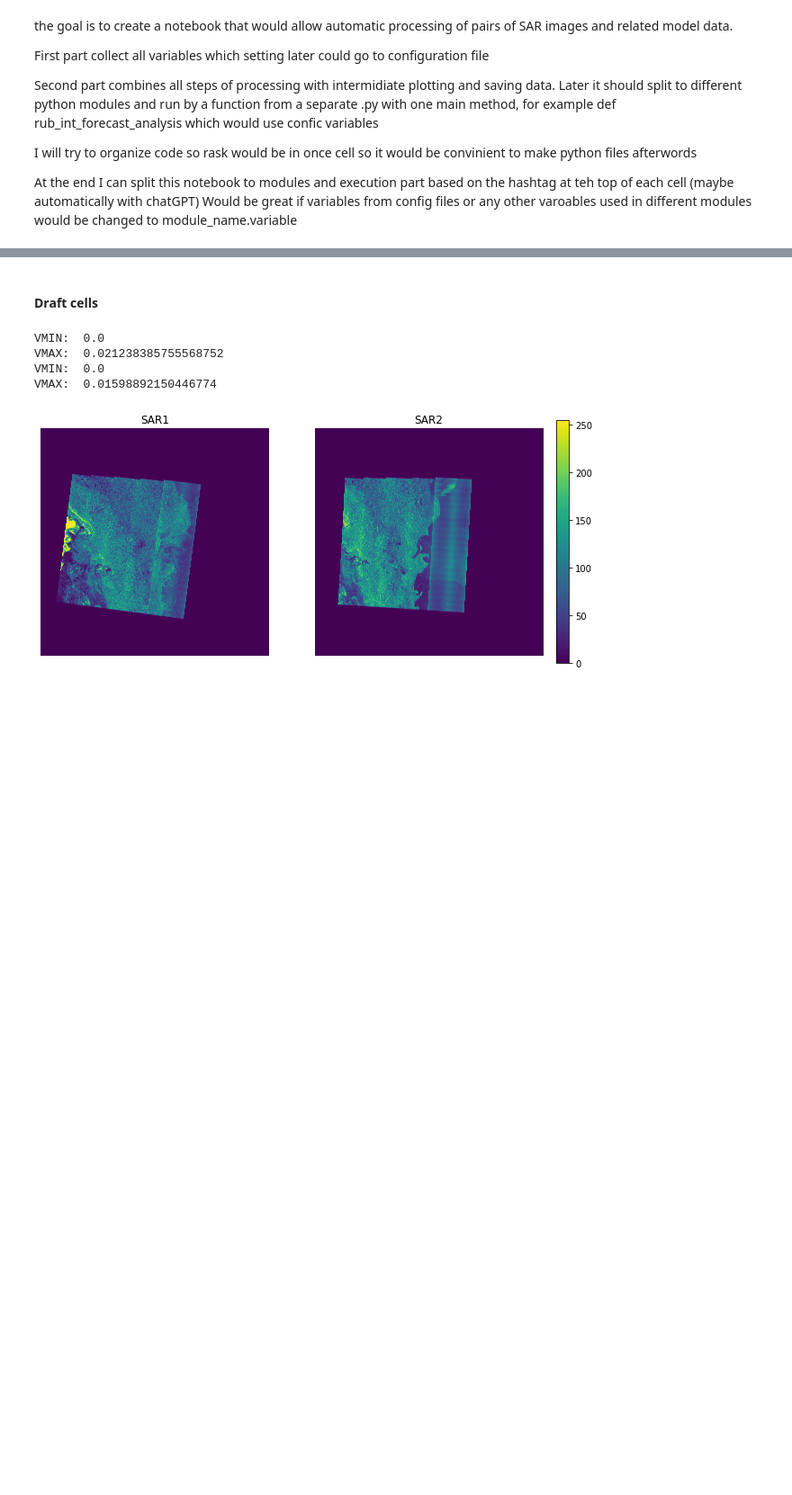
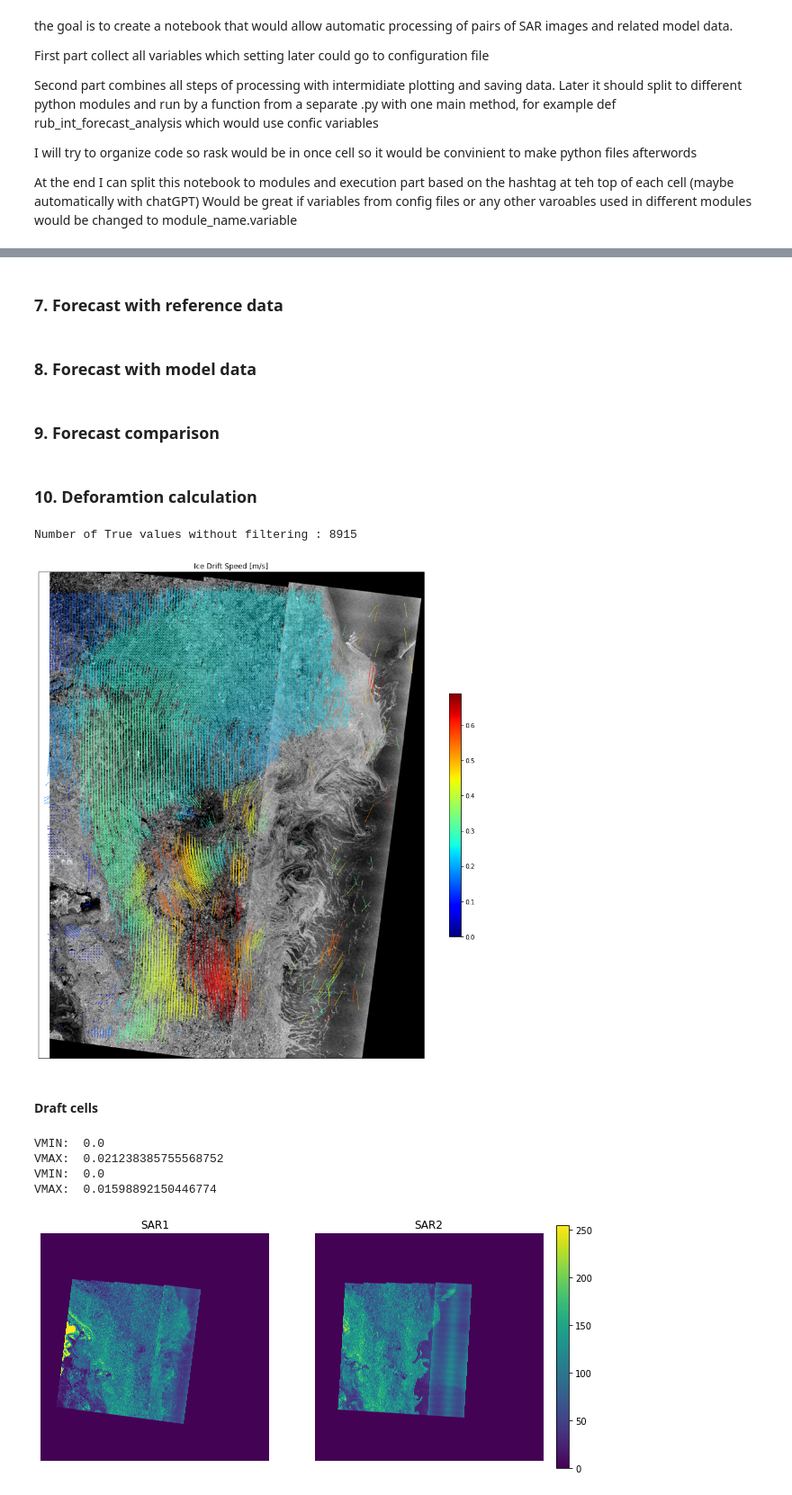
Before and after one commit to AnnaT1990/SAR_forecast_experiment, a Jupyter notebook: 2022-2023_48h_experiment/one_flow.ipynb, the cells around one changed output, grey strips where cells are left out. Shown at 90% size. Drawn from its saved outputs; the diff is of its cells as text; code cells hidden in the pictures; blank space fills up the shorter version.

```diff
--- a/2022-2023_48h_experiment/one_flow.ipynb
+++ b/2022-2023_48h_experiment/one_flow.ipynb
@@ -1129,0 +768,10 @@ fig.savefig(save_path, dpi=300, bbox_inches='tight')
+# %%
+# Run feature tracking and plot results
+c1_hh, r1_hh, c2_hh, r2_hh = run_feature_tracking(n1_hh, n2_hh, plots_dir_hh)
+
+#Run pattern matching and plot results
+upm_hh, vpm_hh, apm_hh, rpm_hh, hpm_hh, ssim_hh, lon2pm_hh, lat2pm_hh = run_pattern_matching(plots_dir_hh, lon1pm, lat1pm, n1_hh, c1_hh, r1_hh, n2_hh, c2_hh, r2_hh,srs,
+                                                           min_border=200,
+                                                           max_border=200,
+                                                           angles=[ -3, 0, 3])
+                                                           #angles=[-100, -90, -80, -70, -60, -50, -40, -35, -30, -25, -20, -15,-12, -9,-6, -3, 0, 3, 6, 9, 12,15, 20, 25, 30, 35, 40, 50 , 60, 70, 80, 90, 100])
@@ -1129,0 +791,4 @@ fig.savefig(save_path, dpi=300, bbox_inches='tight')
+# %%
+# COmbining hh and jv results based on hessian threshold
+upm, vpm, apm, rpm, hpm, ssim, lon2pm, lat2pm = combine_hh_hv(output_dir_name, upm_hh, vpm_hh, apm_hh, rpm_hh, hpm_hh, ssim_hh, lon2pm_hh, lat2pm_hh,
+                              upm_hv, vpm_hv, apm_hv, rpm_hv, hpm_hv, ssim_hv, lon2pm_hv, lat2pm_hv)
@@ -1129,0 +799,8 @@ fig.savefig(save_path, dpi=300, bbox_inches='tight')
+# %% [markdown]
+### 7. Forecast with reference data
+# %% [markdown]
+### 8. Forecast with model data
+# %% [markdown]
+### 9. Forecast comparison
+# %% [markdown]
+### 10. Deforamtion calculation
@@ -1130,3 +816,51 @@ fig.savefig(save_path, dpi=300, bbox_inches='tight')
+# %%
+dayssec = 60*60*24
+
+# compute ice drift speed [m/s]
+delta_t = dayssec #in seconds
+u = upm / delta_t
+v = vpm / delta_t
+speed = np.sqrt((v**2+u**2))
+
+# spacial reference for plotting
+crs = ccrs.LambertConformal(central_longitude=-25,
+    central_latitude=77.5,
+    false_easting=0.0,
+    false_northing=0.0,
+    secant_latitudes=None,
+    standard_parallels=(77.5, 77.5),
+    globe=None)
+
+# Create a figure with three subplots side by side
+plt.figure(figsize=(15,15))
+ax =plt.axes(projection=crs)
+
+# Figure 1
+
+# filter vectors with hessian value
+gpi = (hpm > 8)
+num_true_values = np.sum(gpi.data)
+print(f"Number of True values without filtering : {num_true_values}")
+
+# Plot the image on the first subplot
+#
+
+ax.imshow(n1b1, cmap='gray', extent=[x1pm.min(), x1pm.max(), y1pm.min(), y1pm.max()], origin='upper')
+filtered_hpm = np.where(hpm > 7, hpm, np.nan)
+#h_img = ax.imshow(filtered_hpm, extent=[x1pm.min(), x1pm.max(), y1pm.min(), y1pm.max()], origin='lower', cmap='jet', alpha=0.4, vmin=0, vmax=25)
+#quiv1 = ax.quiver(x1pm[gpi][::4], y1pm[gpi][::4], u[gpi][::4], v[gpi][::4], speed[gpi][::4], scale=5, cmap='jet', width=0.0035)
+quiv1 = ax.quiver(x1pm[gpi][::1], y1pm[gpi][::1], u[gpi][::1], v[gpi][::1], speed[gpi][::1], scale=10, cmap='jet', width=0.0008)
+ax.set_title('Ice Drift Speed [m/s]')
+#ax.add_feature(land_50m, edgecolor='black')
+ax.set_xlim([x1pm.min()-10000, x1pm.max()-210000])
+ax.set_ylim([y1pm.min()+110000, y1pm.max()-160000])
+plt.colorbar(quiv1, ax=ax, orientation='vertical', shrink=0.5)
+
+
+plt.show()
+# %% [output]
+Number of True values without filtering : 8915
+[figure, added]
 # %%
   # Create directory for saving plots
     timestamp1 = os.path.basename(f1).split('_')[4]
```
Also changed, not shown: parts of 31 cells of this notebook, 1 other file.
